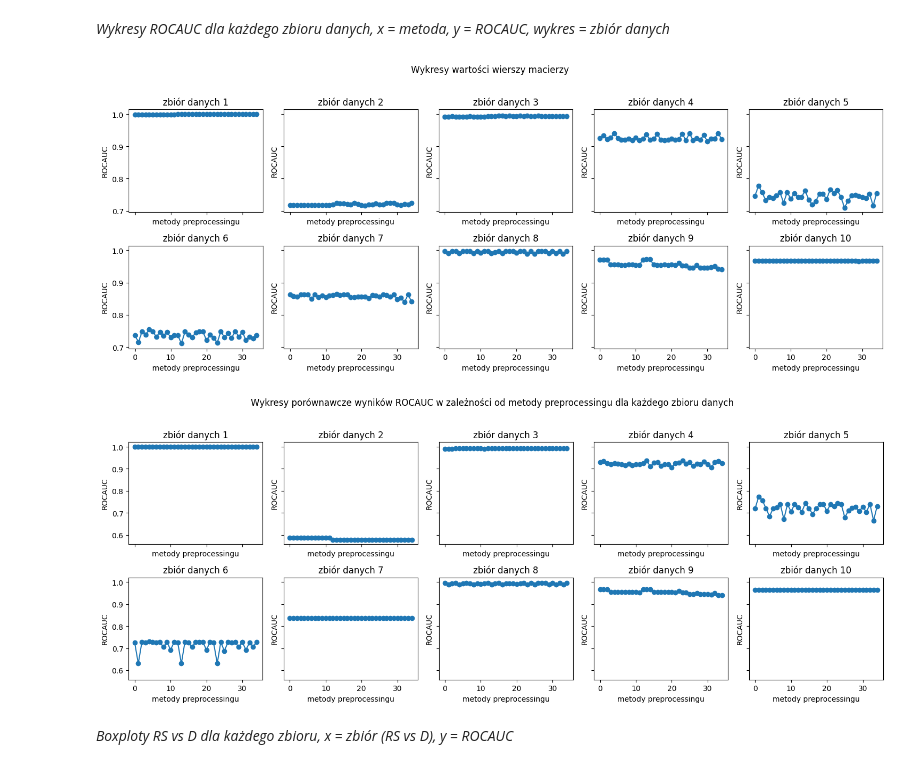
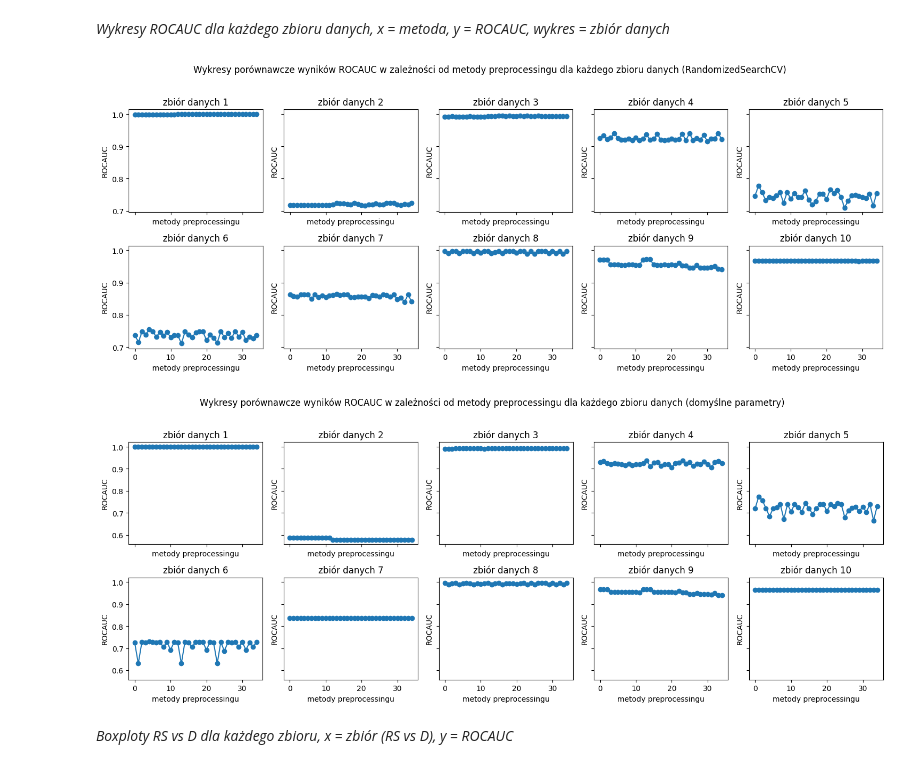
Before and after one commit to IgorLechoszest/-LIC-Igor-Lechoszest, a Jupyter notebook: LIC-kody.ipynb, the cells around one changed output. Saved outputs shown, nothing was run; the diff lists cells and outputs as text; code cells hidden in the pictures.

```diff
--- a/LIC-kody.ipynb
+++ b/LIC-kody.ipynb
@@ -233,22 +233,22 @@ plt.show()
 # %%
 #RandomizedSearchCV
 fig, axes = plt.subplots(2, 5, figsize=(15, 6), sharex=True, sharey=True)
-fig.suptitle("Wykresy wartości wierszy macierzy")
+fig.suptitle("Wykresy porównawcze wyników ROCAUC w zależności od metody preprocessingu dla każdego zbioru danych (RandomizedSearchCV)")
 
 for i, ax in enumerate(axes.flat):
     ax.plot(range(35), wynikitest.T[i], marker='o', linestyle='-')
     ax.set_title(f'zbiór danych {i+1}')
     ax.set_xlabel("metody preprocessingu")
     ax.set_ylabel("ROCAUC")
 
 plt.tight_layout(rect=[0, 0, 1, 0.96])
 plt.show()
 # %% [output]
-[figure, old version]
+[figure, new version]
 # %%
 #default
 fig, axes = plt.subplots(2, 5, figsize=(15, 6), sharex=True, sharey=True)
-fig.suptitle("Wykresy porównawcze wyników ROCAUC w zależności od metody preprocessingu dla każdego zbioru danych")
+fig.suptitle("Wykresy porównawcze wyników ROCAUC w zależności od metody preprocessingu dla każdego zbioru danych (domyślne parametry)")
 
 for i, ax in enumerate(axes.flat):
     ax.plot(range(35), wynikitestmodel.T[i], marker='o', linestyle='-')
@@ -259,7 +259,7 @@ for i, ax in enumerate(axes.flat):
 plt.tight_layout(rect=[0, 0, 1, 0.96])
 plt.show()
 # %% [output]
-[figure, old version]
+[figure, new version]
 # %% [markdown]
 *Boxploty RS vs D  dla każdego zbioru, x = zbiór (RS vs D), y = ROCAUC*
 # %%
```
Also changed, not shown: 9 other files.
